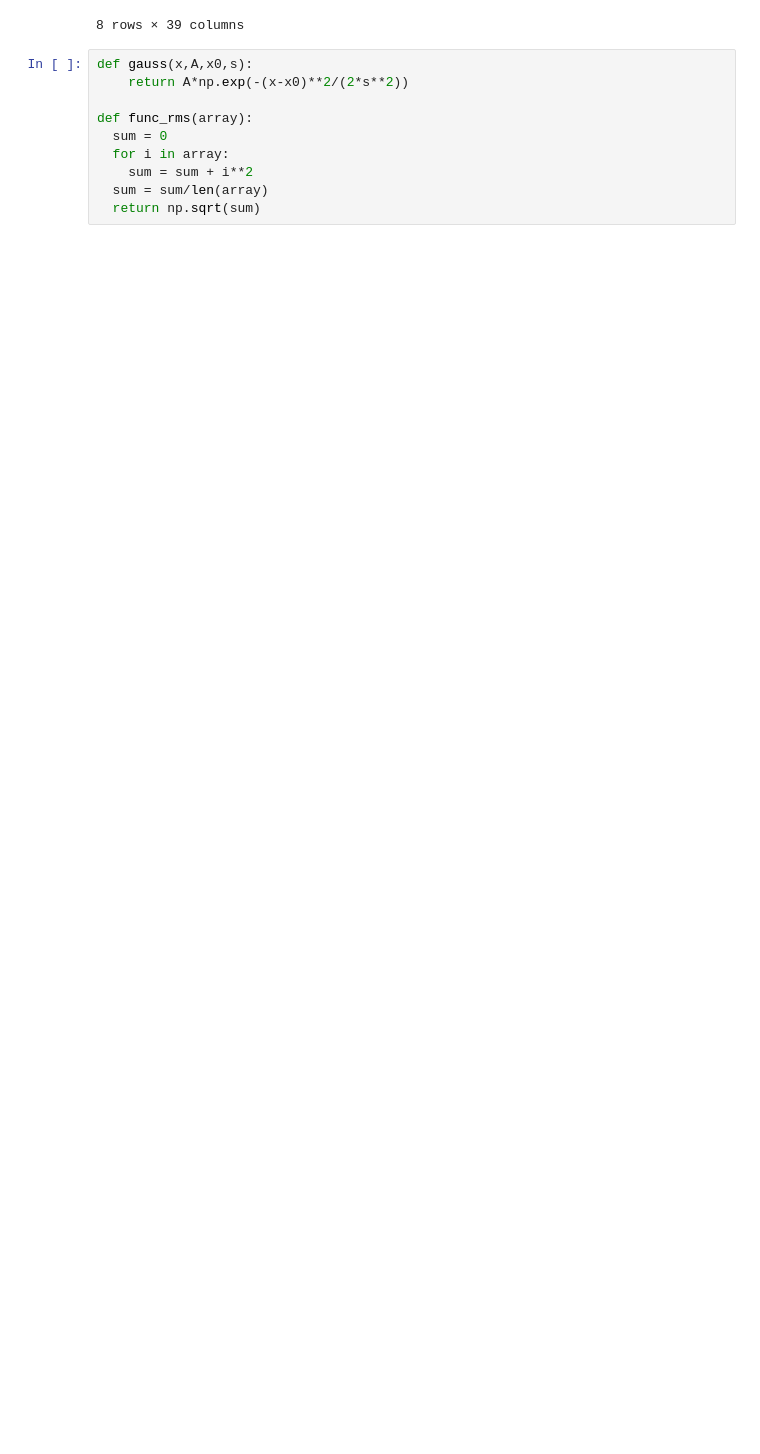
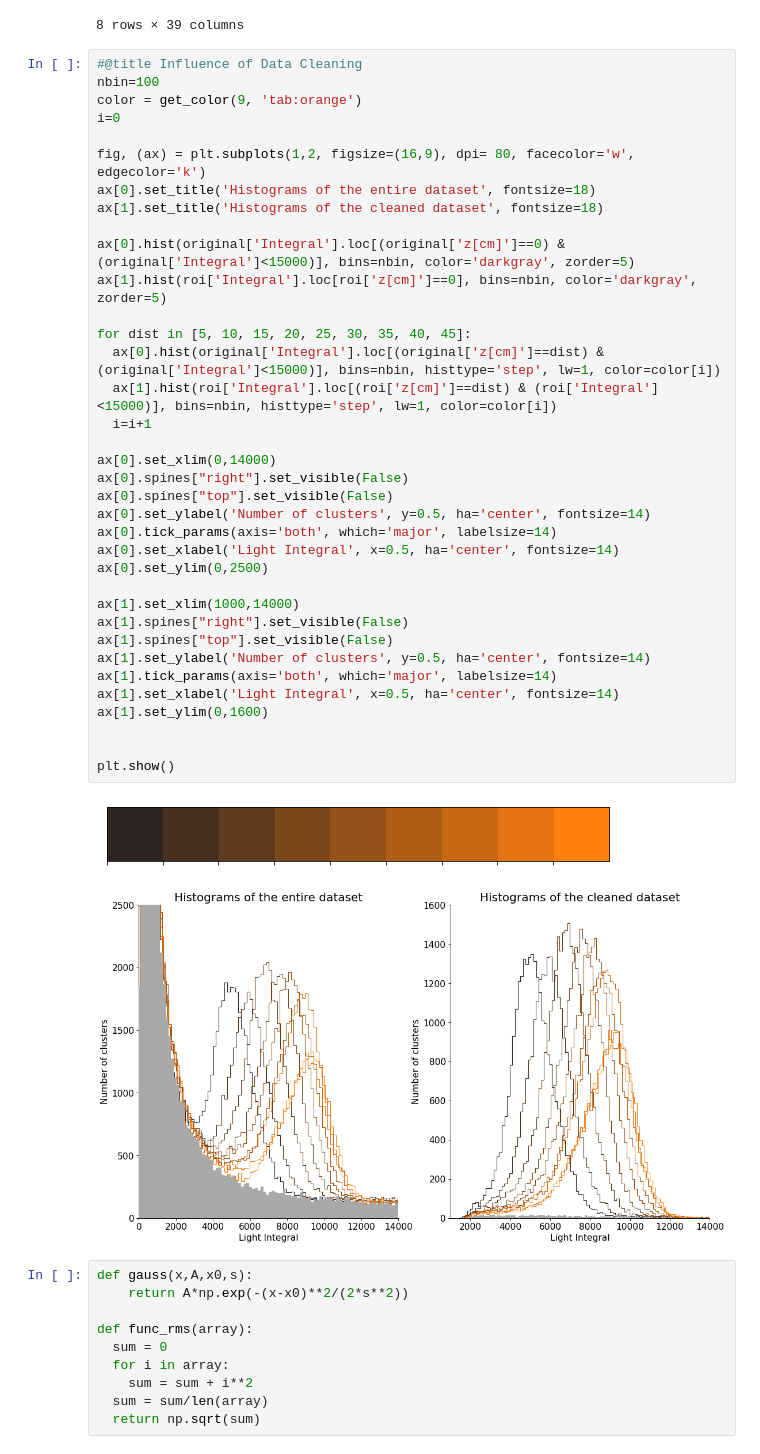
Before and after one commit to RitaROK/Analysis, a Jupyter notebook: Light_response.ipynb, the cells around one changed output. Drawn from its saved outputs; the diff is of its cells as text; blank space fills up the shorter version.

```diff
--- a/Light_response.ipynb
+++ b/Light_response.ipynb
@@ -44,6 +44,45 @@ roi.describe()
 | 75% | 35.000000 | 490.000000 | 8730.483500 | 41.027379 | 35.124967 | 0.901700 | -1.0 | 33431.991500 | 1907.000000 | 1872.000000 | ... |
 | max | 45.000000 | 798.000000 | 15159.720000 | 49.996555 | 49.548534 | 1.000000 | -1.0 | 59992.797000 | 2207.000000 | 2192.000000 | ... |
 8 rows × 39 columns
+# %%
+#@title Influence of Data Cleaning
+nbin=100
+color = get_color(9, 'tab:orange')
+i=0
+
+fig, (ax) = plt.subplots(1,2, figsize=(16,9), dpi= 80, facecolor='w', edgecolor='k')
+ax[0].set_title('Histograms of the entire dataset', fontsize=18)
+ax[1].set_title('Histograms of the cleaned dataset', fontsize=18)
+
+ax[0].hist(original['Integral'].loc[(original['z[cm]']==0) & (original['Integral']<15000)], bins=nbin, color='darkgray', zorder=5)
+ax[1].hist(roi['Integral'].loc[roi['z[cm]']==0], bins=nbin, color='darkgray', zorder=5)
+
+for dist in [5, 10, 15, 20, 25, 30, 35, 40, 45]:
+  ax[0].hist(original['Integral'].loc[(original['z[cm]']==dist) & (original['Integral']<15000)], bins=nbin, histtype='step', lw=1, color=color[i])
+  ax[1].hist(roi['Integral'].loc[(roi['z[cm]']==dist) & (roi['Integral']<15000)], bins=nbin, histtype='step', lw=1, color=color[i])
+  i=i+1
+
+ax[0].set_xlim(0,14000)
+ax[0].spines["right"].set_visible(False)
+ax[0].spines["top"].set_visible(False)
+ax[0].set_ylabel('Number of clusters', y=0.5, ha='center', fontsize=14)
+ax[0].tick_params(axis='both', which='major', labelsize=14)
+ax[0].set_xlabel('Light Integral', x=0.5, ha='center', fontsize=14)
+ax[0].set_ylim(0,2500)
+
+ax[1].set_xlim(1000,14000)
+ax[1].spines["right"].set_visible(False)
+ax[1].spines["top"].set_visible(False)
+ax[1].set_ylabel('Number of clusters', y=0.5, ha='center', fontsize=14)
+ax[1].tick_params(axis='both', which='major', labelsize=14)
+ax[1].set_xlabel('Light Integral', x=0.5, ha='center', fontsize=14)
+ax[1].set_ylim(0,1600)
+
+
+plt.show()
+# %% [output]
+[figure, added]
+[figure, added]
 # %%
 def gauss(x,A,x0,s):
     return A*np.exp(-(x-x0)**2/(2*s**2))
```
Also changed, not shown: parts of 2 cells of this notebook.
